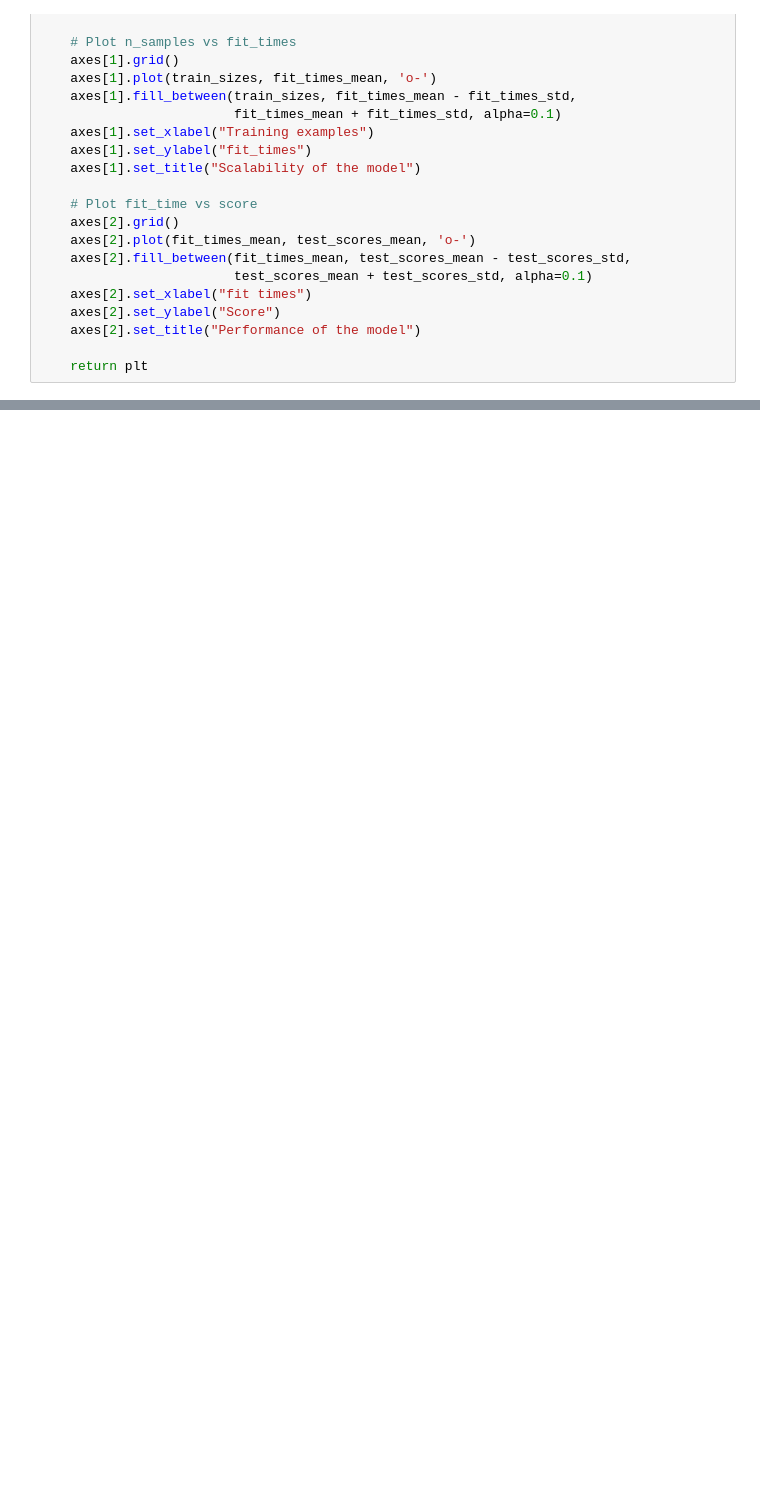
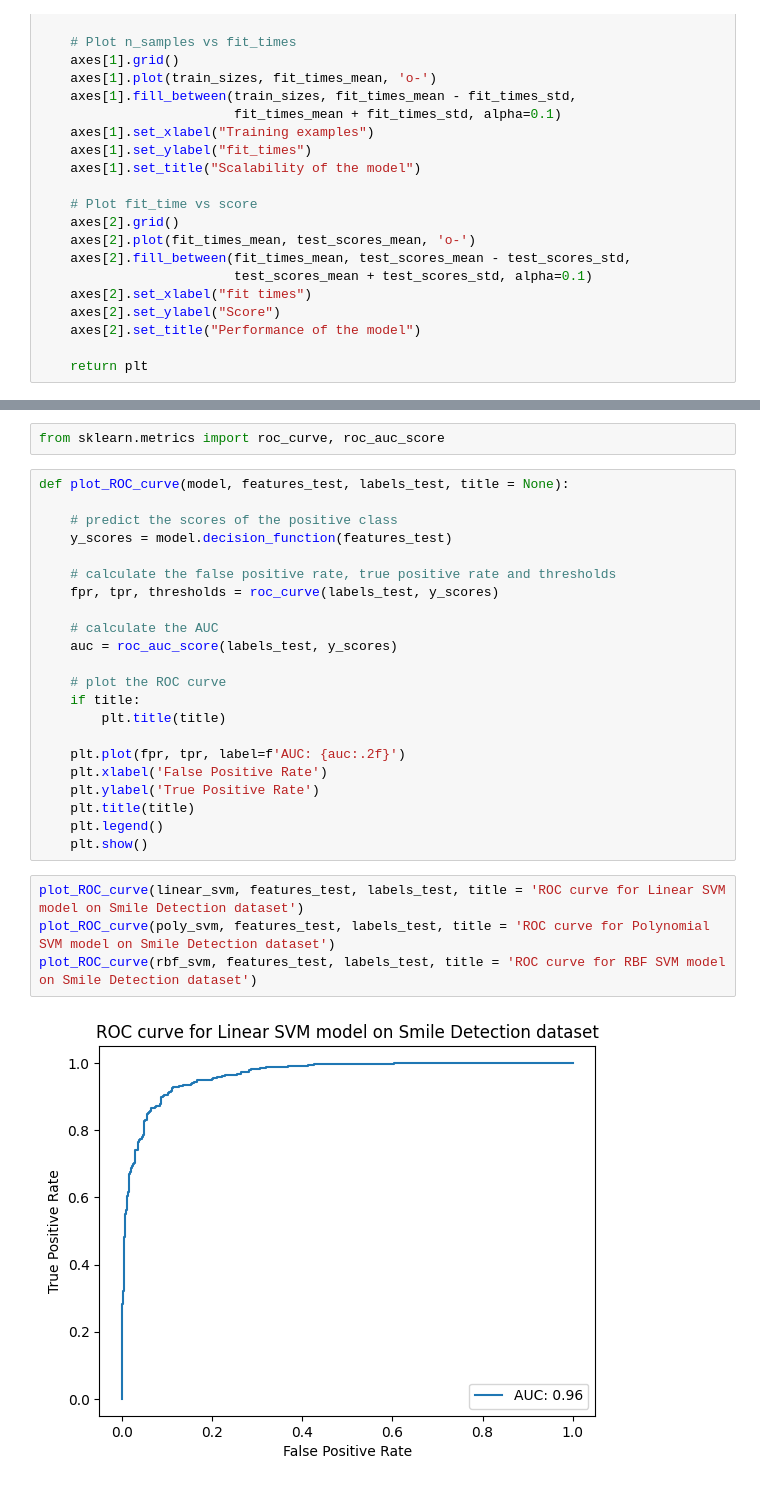
Before and after one commit to yshv/Binary-and-Multiclass-Facial-Recognition, a Jupyter notebook: A2/SVM_smile.ipynb, the cells around one changed output, grey strips where cells are left out. Cells and saved outputs as stored; diff of their text form; blank space fills up the shorter version.

```diff
--- a/A2/SVM_smile.ipynb
+++ b/A2/SVM_smile.ipynb
@@ -450,0 +456,30 @@ def display_confusion_matrix(model, features_test, labels_test):
+# %%
+from sklearn.metrics import roc_curve, roc_auc_score
+# %%
+def plot_ROC_curve(model, features_test, labels_test, title = None):
+
+    # predict the scores of the positive class
+    y_scores = model.decision_function(features_test)
+
+    # calculate the false positive rate, true positive rate and thresholds
+    fpr, tpr, thresholds = roc_curve(labels_test, y_scores)
+
+    # calculate the AUC
+    auc = roc_auc_score(labels_test, y_scores)
+
+    # plot the ROC curve
+    if title:
+        plt.title(title)
+
+    plt.plot(fpr, tpr, label=f'AUC: {auc:.2f}')
+    plt.xlabel('False Positive Rate')
+    plt.ylabel('True Positive Rate')
+    plt.title(title)
+    plt.legend()
+    plt.show()
+# %%
+plot_ROC_curve(linear_svm, features_test, labels_test, title = 'ROC curve for Linear SVM model on Smile Detection dataset')
+plot_ROC_curve(poly_svm, features_test, labels_test, title = 'ROC curve for Polynomial SVM model on Smile Detection dataset')
+plot_ROC_curve(rbf_svm, features_test, labels_test, title = 'ROC curve for RBF SVM model on Smile Detection dataset')
+# %% [output]
+[figure, added]
```
Also changed, not shown: parts of 14 cells of this notebook, 3 other files.
